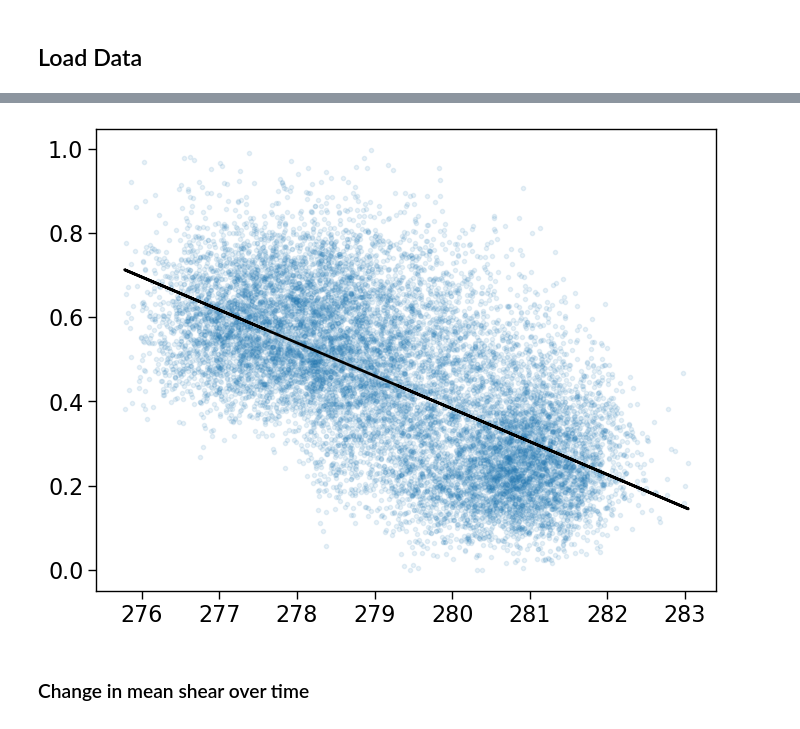
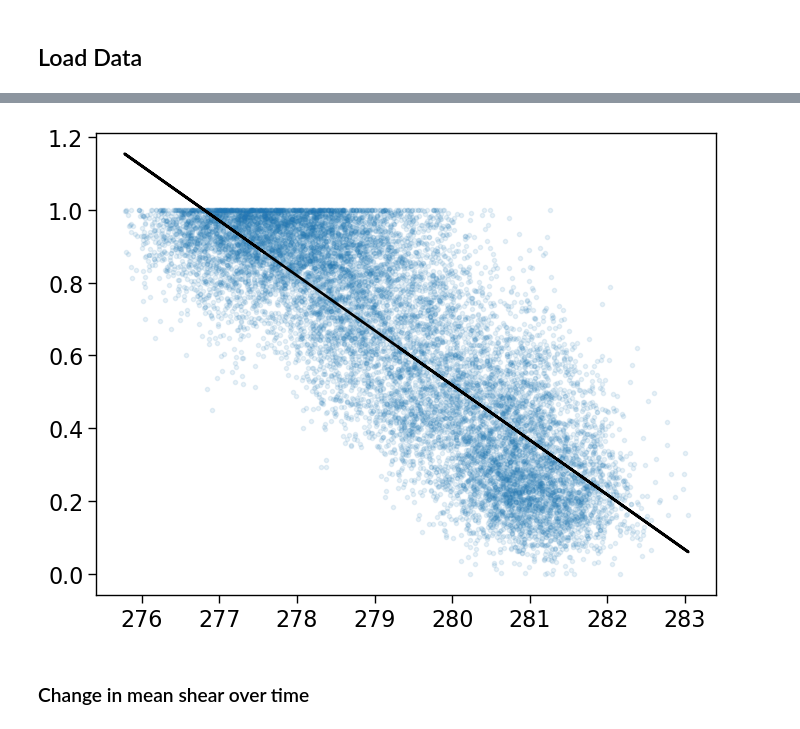
Before and after one commit to ivalencius/winds-of-change, a Jupyter notebook: CESMLENS2.ipynb, the cells around one changed output, grey strips where cells are left out. Saved outputs shown, nothing was run; the diff lists cells and outputs as text; code cells hidden in the pictures.

Commit message:
fixed plots

```diff
--- a/CESMLENS2.ipynb
+++ b/CESMLENS2.ipynb
@@ -1101,14 +1112,7 @@ To combine variances: "variance of the pooled set is the mean of the variances p
 # %%
 Ts = quantiles.TS.isel(lat=0, realization=0)
-u99 = quantiles.U200.sel(quantile=0.999, method='nearest')  # Datarray of U200 wind
+u99 = quantiles.U200.sel(quantile=0.99, method='nearest')  # Datarray of U200 wind
 u99_norm = (u99 - u99.min('lat'))/(u99.max('lat') - u99.min('lat'))
-def get_frac_change(winds, Ts):
-    reg = scipy.stats.linregress(winds.flatten(), Ts.values.flatten())
-    return reg.slope
-
-def get_std(winds, Ts):
-    reg = scipy.stats.linregress(winds.flatten(), Ts.values.flatten())
-    return reg.stderr*np.sqrt(len(Ts.values.flatten()))
 
 frac_change = xr.apply_ufunc(
     get_frac_change,
@@ -1137,7 +1141,7 @@ mean_trend = frac_change.mean('realization')
 var_in_means = frac_change.var('realization')
 mean_of_variances = (frac_std**2).mean('realization')
 std_combined = np.sqrt(mean_of_variances + var_in_means)
-ax.plot(lats, mean_trend, color='red', linestyle='--', label='CESM2LENS2 mean\n(8 members)')
+ax.plot(lats, mean_trend, color='red', linestyle='--', label='CESM2LENS2 mean\n(7 members)')
 ax.fill_between(lats, mean_trend-std_combined, mean_trend+std_combined, alpha=0.1, color='red', label=r'$\pm \sigma$')
 ax.hlines(0, -80, 80, color='k')
 ax.set_ylabel(r'$\Delta u_{99} \ [\% \ K^{-1}]$ ')
@@ -1154,13 +1158,13 @@ plt.show()
 # %%
 # Select one latitude for testing
-lat_sel = u99_norm.sel(lat=20, method='nearest').isel(realization=0)
+lat_sel = u99_norm.sel(lat=32, method='nearest').isel(realization=0)
 plt.scatter(Ts, lat_sel, alpha=0.1)
 reg = scipy.stats.linregress(Ts.values.flatten(), lat_sel.values.flatten())
 plt.plot(Ts, reg.slope*Ts+reg.intercept, color='k')
 plt.show()
 # %% [output]
 [interactive output not drawn]
-[figure, old version]
+[figure, new version]
 # %% [markdown]
 ### Change in mean shear over time
 # %%
```
Also changed, not shown: parts of 8 cells of this notebook, 2 other files.
